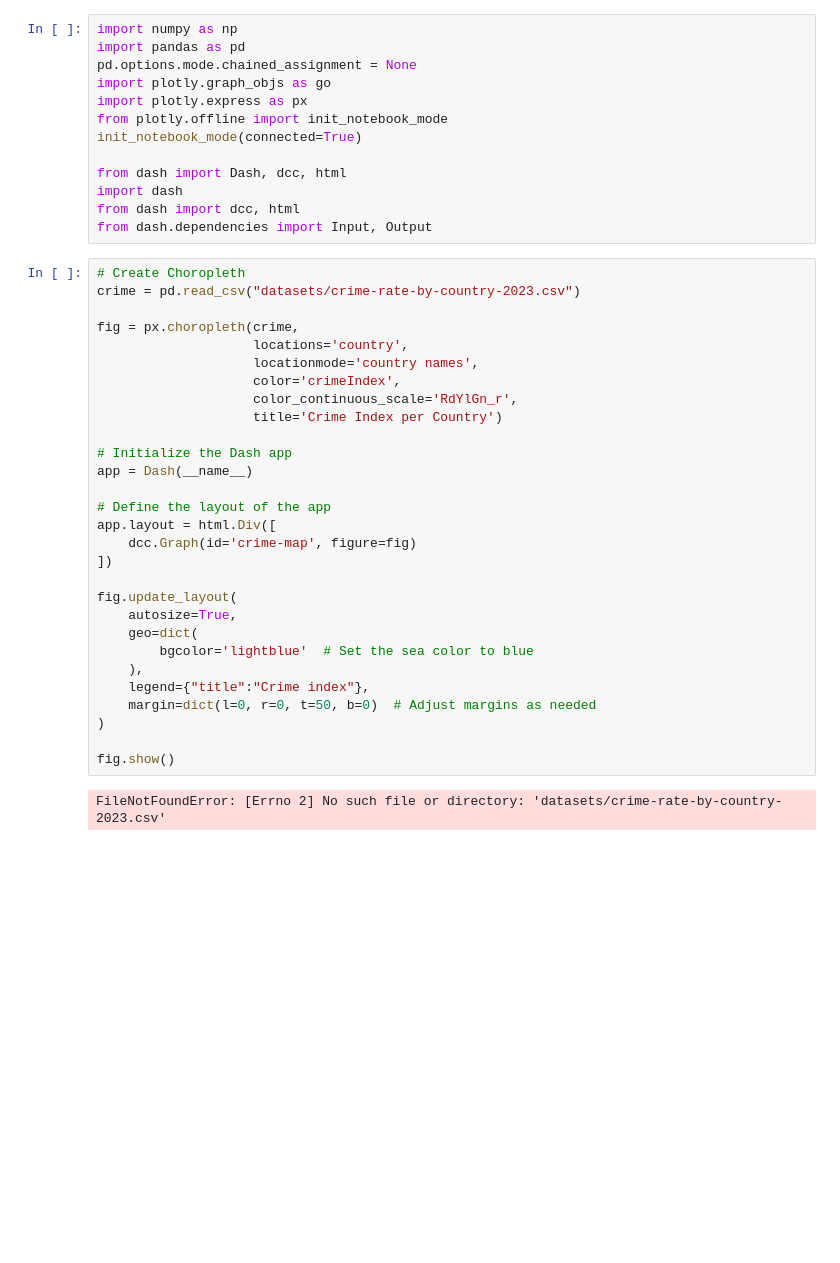
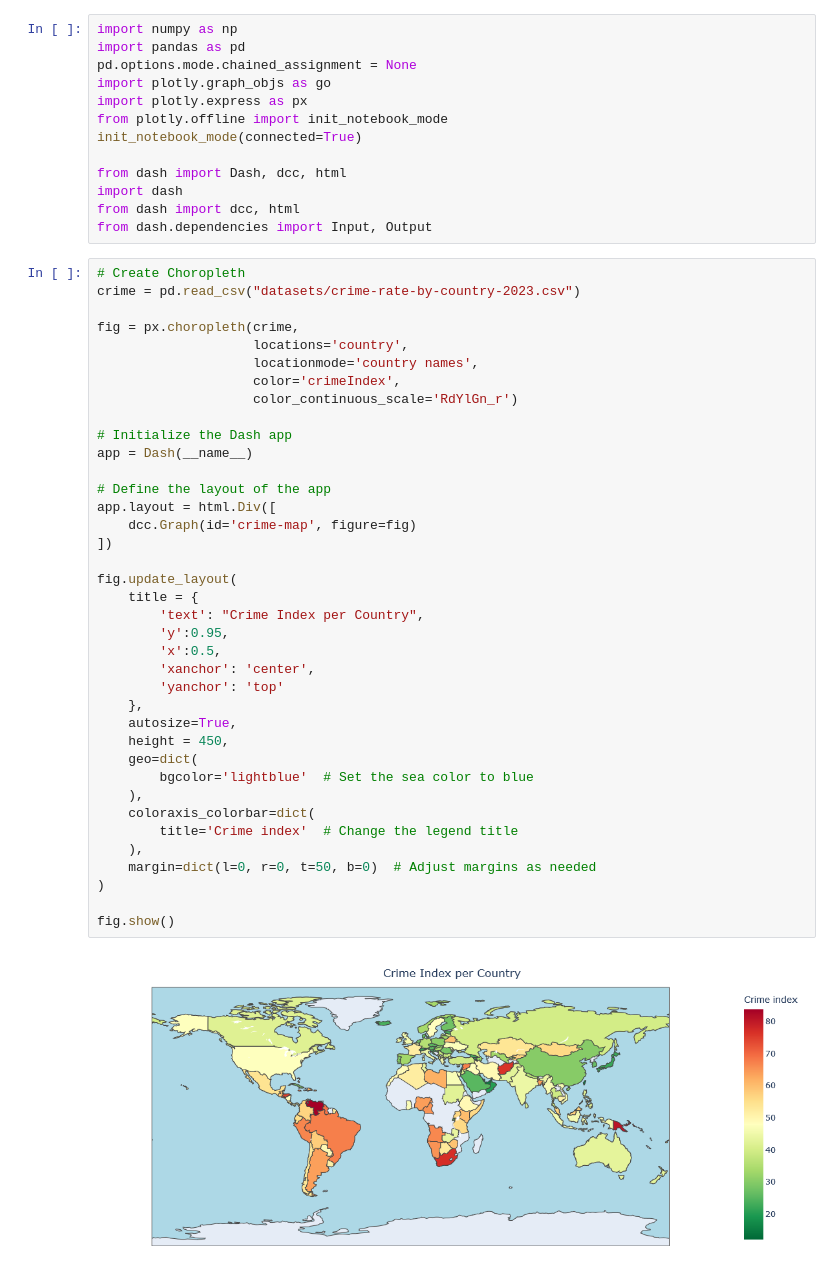
Before and after one commit to dejessias/Surveillance-Crime, a Jupyter notebook: _sources/docs/crime_map.ipynb, the cells around one changed output. Saved outputs shown, nothing was run; the diff lists cells and outputs as text; blank space fills up the shorter version.

```diff
--- a/_sources/docs/crime_map.ipynb
+++ b/_sources/docs/crime_map.ipynb
@@ -14,31 +14,40 @@ from dash.dependencies import Input, Output
 # %%
 # Create Choropleth
 crime = pd.read_csv("datasets/crime-rate-by-country-2023.csv")
 
 fig = px.choropleth(crime,
                     locations='country',
                     locationmode='country names',
                     color='crimeIndex',
-                    color_continuous_scale='RdYlGn_r',
-                    title='Crime Index per Country')
+                    color_continuous_scale='RdYlGn_r')
 
 # Initialize the Dash app
 app = Dash(__name__)
 
 # Define the layout of the app
 app.layout = html.Div([
     dcc.Graph(id='crime-map', figure=fig)
 ])
 
 fig.update_layout(
+    title = {
+        'text': "Crime Index per Country",
+        'y':0.95,
+        'x':0.5,
+        'xanchor': 'center',
+        'yanchor': 'top'
+    },
     autosize=True,
+    height = 450,
     geo=dict(
         bgcolor='lightblue'  # Set the sea color to blue
     ),
-    legend={"title":"Crime index"},
+    coloraxis_colorbar=dict(
+        title='Crime index'  # Change the legend title
+    ),
     margin=dict(l=0, r=0, t=50, b=0)  # Adjust margins as needed
 )
 
 fig.show()
 # %% [output]
-FileNotFoundError: [Errno 2] No such file or directory: 'datasets/crime-rate-by-country-2023.csv'
+[figure, added]
```
Also changed, not shown: 25 other files.
